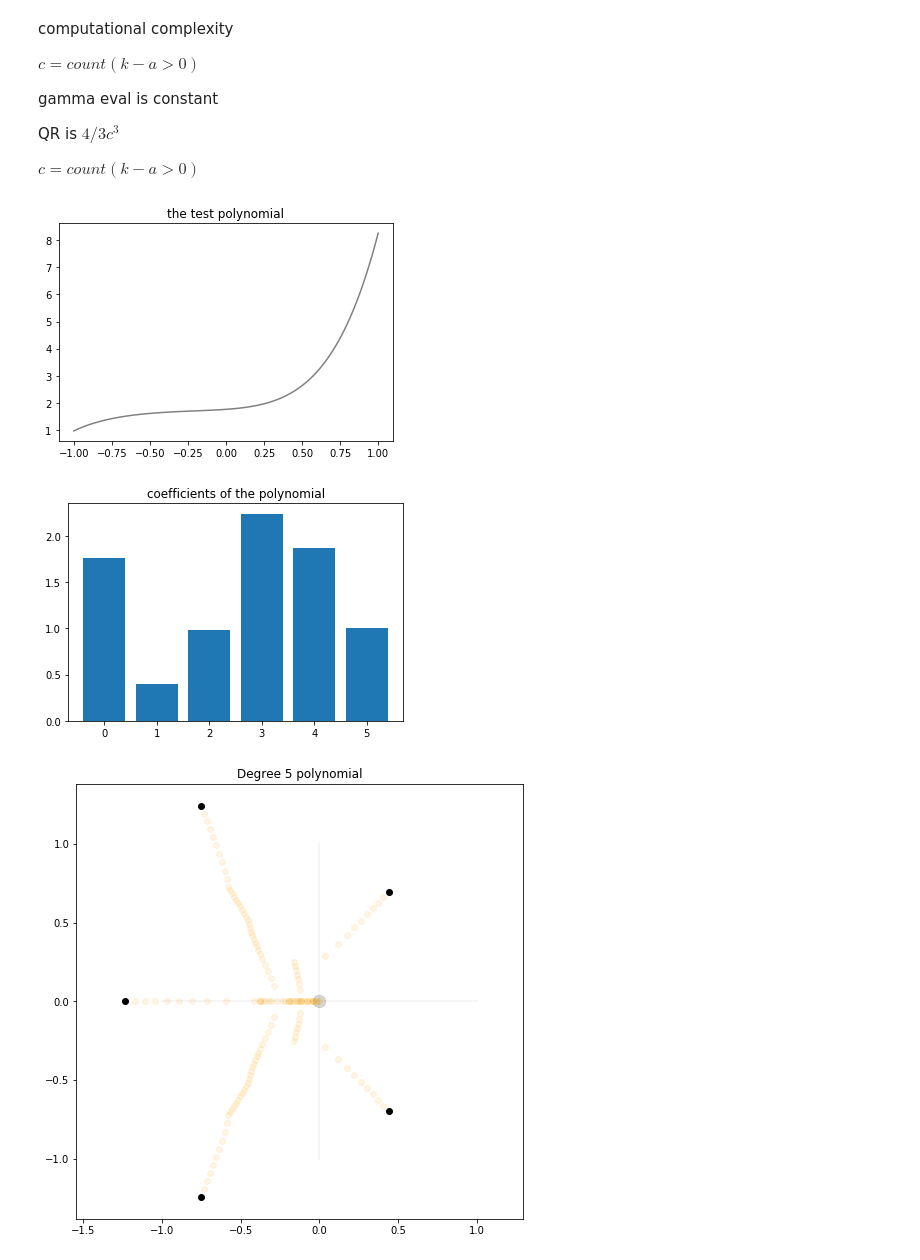
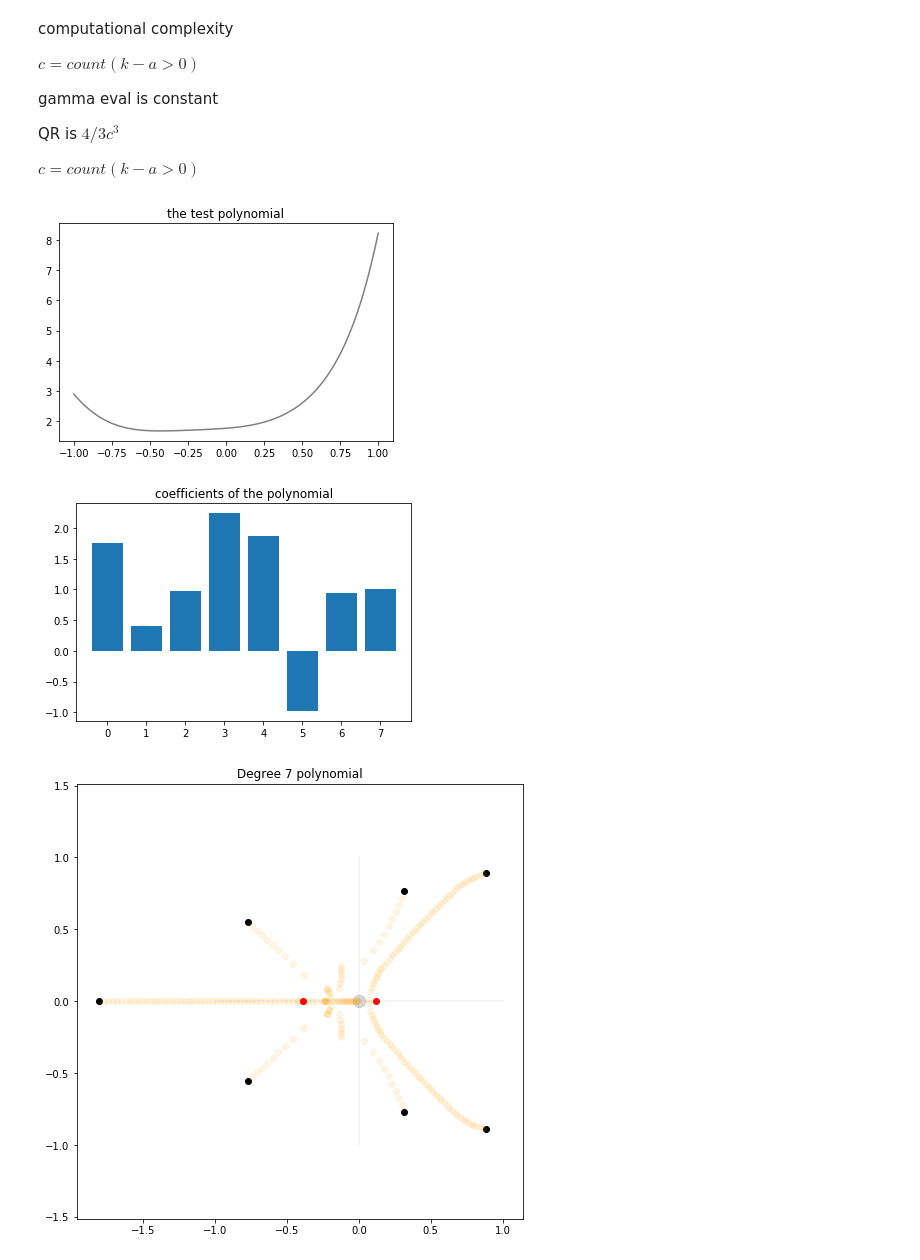
Before and after one commit to dgmiller/polyrand, a Jupyter notebook: Experiment_05.ipynb, the cells around one changed output. Cells and saved outputs as stored; diff of their text form; code cells hidden in the pictures.

Commit message:
It works! (mostly). It remains to figure out how to resolve the roots coming together on the real line. I just discovered that 3 roots can come together on the real line. But howwwwwwww....?

```diff
--- a/Experiment_05.ipynb
+++ b/Experiment_05.ipynb
@@ -48,22 +48,22 @@ $ c = count(k-a>0)$
 # %%
 # test case
 np.random.seed(0)
-coeffs = np.random.randn(6)
+coeffs = np.random.randn(8)
 coeffs[-1] = 1.
 P = np.polynomial.polynomial.Polynomial(coeffs)
 x = np.linspace(-1,1,101)
 
 plt.plot(x,P(x),color='grey')
 plt.title("the test polynomial")
 plt.show()
 
 plt.bar(np.arange(len(coeffs)),coeffs)
 plt.title("coefficients of the polynomial")
 plt.show()
 
 rf.timelapse(coeffs,0,5,n_frames=50)
 # %% [output]
-[figure, old version]
+[figure, new version]
-[figure, old version]
+[figure, new version]
-[figure, old version]
+[figure, new version]
 # %%
```
Also changed, not shown: parts of 2 cells of this notebook.
